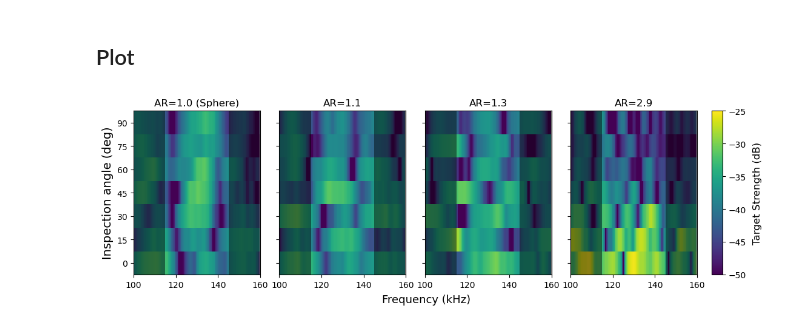
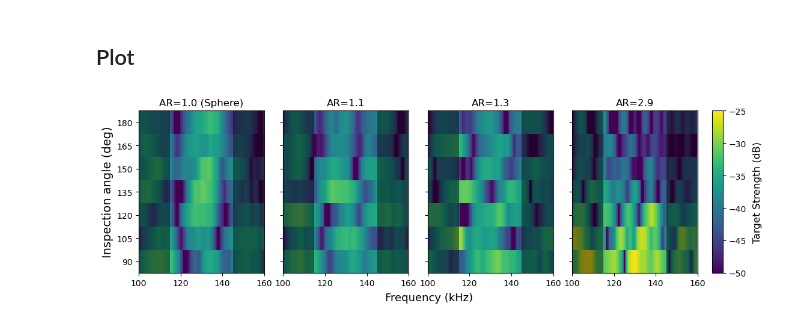
Before and after one commit to leewujung/porpoise_spheroid, a Jupyter notebook: notebooks_fig/fig_echo_allAR.ipynb, the cells around one changed output. Cells and saved outputs as stored; diff of their text form; code cells hidden in the pictures.

```diff
--- a/notebooks_fig/fig_echo_allAR.ipynb
+++ b/notebooks_fig/fig_echo_allAR.ipynb
@@ -86,31 +86,32 @@ for seq_ar, echo_ar in enumerate([echo10, echo11, echo13, echo29]):
         vmin=vmin, vmax=vmax, cmap=cmap
     )
     im.append(im_tmp)
 
 for axx in ax:
     axx.set_xlim(100, 160)
     axx.set_ylim(angle[0], angle[1])
     axx.fill_betweenx(y=np.arange(-10, 100), x1=0, x2=115, facecolor="k", alpha=0.45)
     axx.fill_betweenx(y=np.arange(-10, 100), x1=145, x2=200, facecolor="k", alpha=0.45)
 
 ax_pos = ax[3].get_position()
 cax = plt.axes([ax_pos.x0+ax_pos.width+0.02, ax_pos.y0, 0.015, ax_pos.height])
 cbar = plt.colorbar(im[2], cax=cax, orientation="vertical")
 cbar.ax.set_ylabel("Target Strength (dB)", fontsize=12, labelpad=8)
 
 ax[0].set_yticks(np.arange(0, 100, 15))
+ax[0].set_yticklabels(np.arange(0, 100, 15)+90)
 ax[0].set_title("AR=1.0 (Sphere)", fontsize=12)
 ax[1].set_title("AR=1.1", fontsize=12)
 ax[2].set_title("AR=1.3", fontsize=12)
 ax[3].set_title("AR=2.9", fontsize=12)
 ax[0].set_ylabel("Inspection angle (deg)", fontsize=14)
 ax[1].set_xlabel(
     "                                                Frequency (kHz)",
     fontsize=13, labelpad=6
 )
 
 plt.show()
 
 fig.savefig(fig_path / "fig_echo_spectra_all.png", dpi=300, bbox_inches="tight")
 # %% [output]
-[figure, old version]
+[figure, new version]
```
